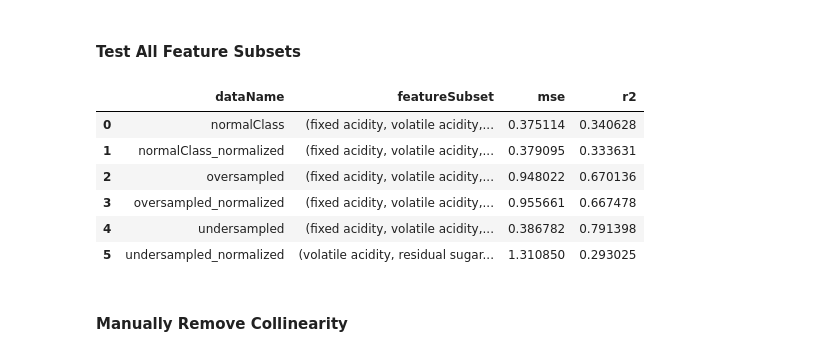
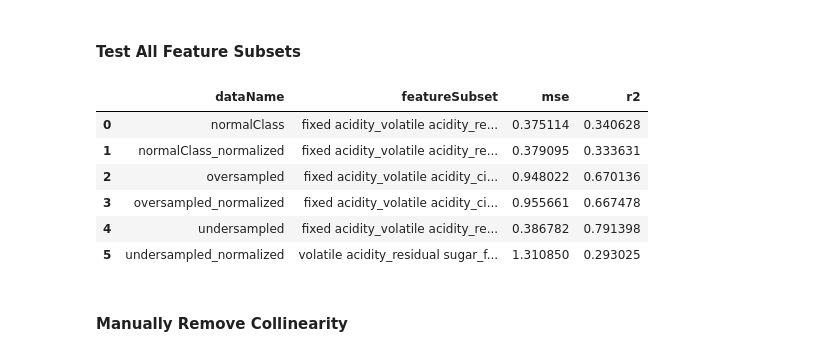
Before and after one commit to rpi11/DSAN5300-final_project, a Jupyter notebook: Regression.ipynb, the cells around one changed output. Saved outputs shown, nothing was run; the diff lists cells and outputs as text; code cells hidden in the pictures.

```diff
--- a/Regression.ipynb
+++ b/Regression.ipynb
@@ -51,7 +51,7 @@ def run_linearRegression(dataset_name, subset = []):
 def test_diff_datasets(subset = []):
     results = {
         "dataName":[name for name in datasets],
-        "featureSubset":[subset for name in datasets],
+        "featureSubset":["_".join(subset) for name in datasets],
         "mse":[],
         "r2":[]
     }
@@ -60,7 +60,7 @@ def test_diff_datasets(subset = []):
         results["mse"].append(mse)
         results["r2"].append(r2)
 
-    return pd.DataFrame(results).sort_values(by = "r2").reset_index(drop = True)
+    return pd.DataFrame(results).sort_values(by = "mse").reset_index(drop = True)
 # %%
 def getCombos(dataName, drop = []):
     X_train, _, _, _ = get_subsets(datasets[dataName])
@@ -86,16 +86,16 @@ for combo in tqdm(getCombos("normalClass"), desc = "Subset Testing"):
     else:
         dfOut = pd.concat([dfOut, result])
 # %%
-bestPerDataName = dfOut.groupby('dataName', as_index=False).apply(lambda x: x.nlargest(1, columns='r2')).reset_index(drop = True)
+bestPerDataName = dfOut.groupby('dataName', as_index=False).apply(lambda x: x.nsmallest(1, columns='mse')).reset_index(drop = True)
 bestPerDataName
 # %% [output]
 |  | dataName | featureSubset | mse | r2 |
-| 0 | normalClass | (fixed acidity, volatile acidity,... | 0.375114 | 0.340628 |
-| 1 | normalClass_normalized | (fixed acidity, volatile acidity,... | 0.379095 | 0.333631 |
-| 2 | oversampled | (fixed acidity, volatile acidity,... | 0.948022 | 0.670136 |
-| 3 | oversampled_normalized | (fixed acidity, volatile acidity,... | 0.955661 | 0.667478 |
-| 4 | undersampled | (fixed acidity, volatile acidity,... | 0.386782 | 0.791398 |
-| 5 | undersampled_normalized | (volatile acidity, residual sugar... | 1.310850 | 0.293025 |
+| 0 | normalClass | fixed acidity_volatile acidity_re... | 0.375114 | 0.340628 |
+| 1 | normalClass_normalized | fixed acidity_volatile acidity_re... | 0.379095 | 0.333631 |
+| 2 | oversampled | fixed acidity_volatile acidity_ci... | 0.948022 | 0.670136 |
+| 3 | oversampled_normalized | fixed acidity_volatile acidity_ci... | 0.955661 | 0.667478 |
+| 4 | undersampled | fixed acidity_volatile acidity_re... | 0.386782 | 0.791398 |
+| 5 | undersampled_normalized | volatile acidity_residual sugar_f... | 1.310850 | 0.293025 |
 # %% [markdown]
 #### Manually Remove Collinearity
 # %%
```
Also changed, not shown: parts of 20 cells of this notebook, 3 other files.
